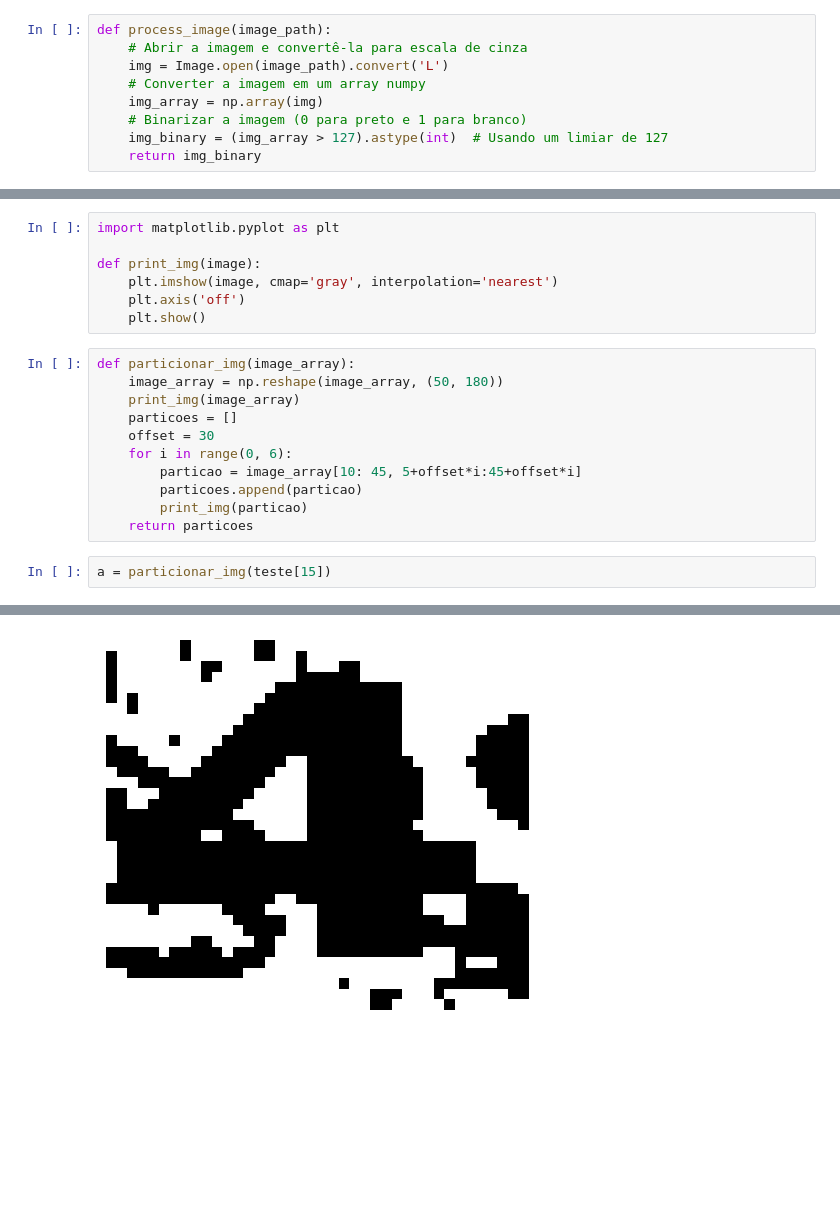
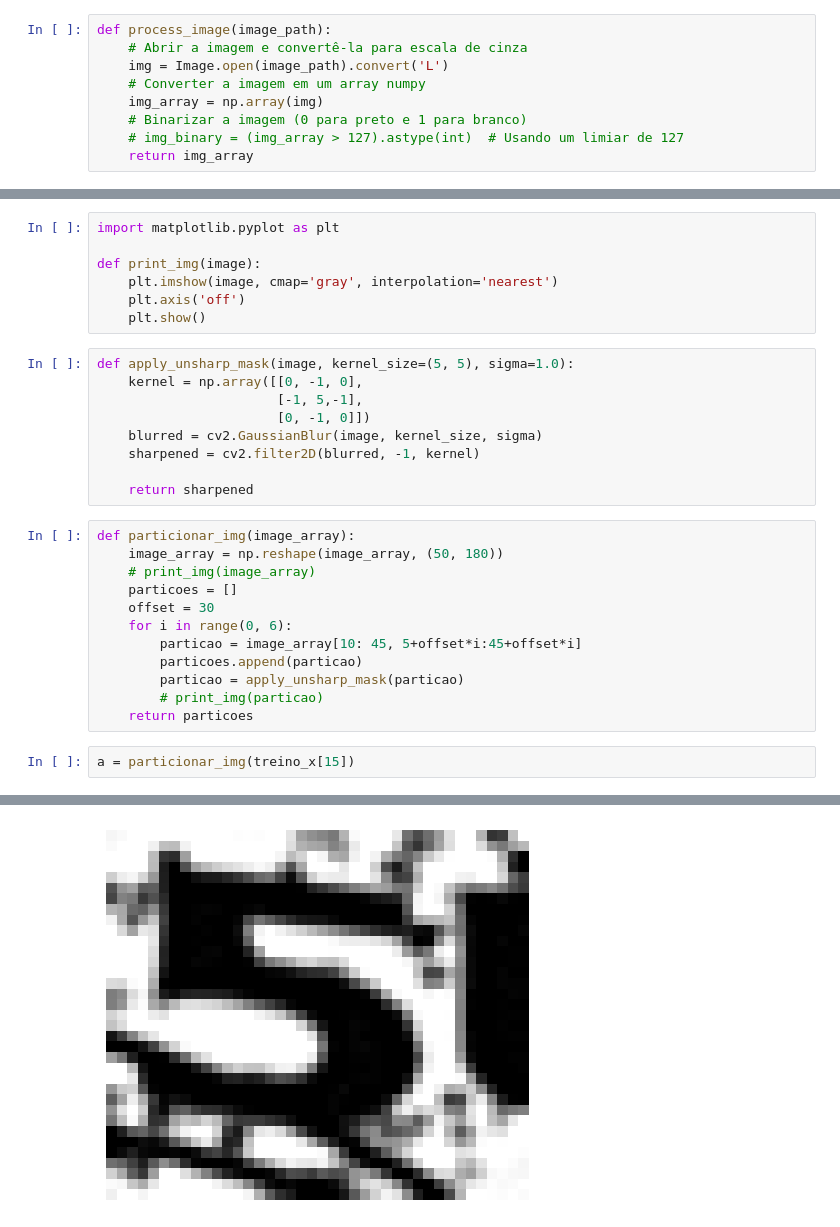
Before and after one commit to VictorANM2/TP2Icv, a Jupyter notebook: modelos.ipynb, the cells around one changed output, grey strips where cells are left out. Saved outputs shown, nothing was run; the diff lists cells and outputs as text; blank space fills up the shorter version.

Commit message:
blur e nitidez

```diff
--- a/modelos.ipynb
+++ b/modelos.ipynb
@@ -18,8 +18,8 @@ def process_image(image_path):
     # Converter a imagem em um array numpy
     img_array = np.array(img)
     # Binarizar a imagem (0 para preto e 1 para branco)
-    img_binary = (img_array > 127).astype(int)  # Usando um limiar de 127
-    return img_binary
+    # img_binary = (img_array > 127).astype(int)  # Usando um limiar de 127
+    return img_array
 # %%
 def load_images_from_folder(folder_path):
     images = []
@@ -82,17 +82,27 @@ def print_img(image):
     plt.imshow(image, cmap='gray', interpolation='nearest')
     plt.axis('off')
     plt.show()
+# %%
+def apply_unsharp_mask(image, kernel_size=(5, 5), sigma=1.0):
+    kernel = np.array([[0, -1, 0],
+                       [-1, 5,-1],
+                       [0, -1, 0]])
+    blurred = cv2.GaussianBlur(image, kernel_size, sigma)
+    sharpened = cv2.filter2D(blurred, -1, kernel)
+
+    return sharpened
 # %%
 def particionar_img(image_array):
     image_array = np.reshape(image_array, (50, 180))
-    print_img(image_array)
+    # print_img(image_array)
     particoes = []
     offset = 30
     for i in range(0, 6):
         particao = image_array[10: 45, 5+offset*i:45+offset*i]
         particoes.append(particao)
-        print_img(particao)
+        particao = apply_unsharp_mask(particao)
+        # print_img(particao)
     return particoes
 # %%
-a = particionar_img(teste[15])
+a = particionar_img(treino_x[15])
 # %% [output]
@@ -103 +113 @@ a = particionar_img(teste[15])
-[figure, old version]
+[figure, new version]
```
Also changed, not shown: parts of 1 cell of this notebook.
